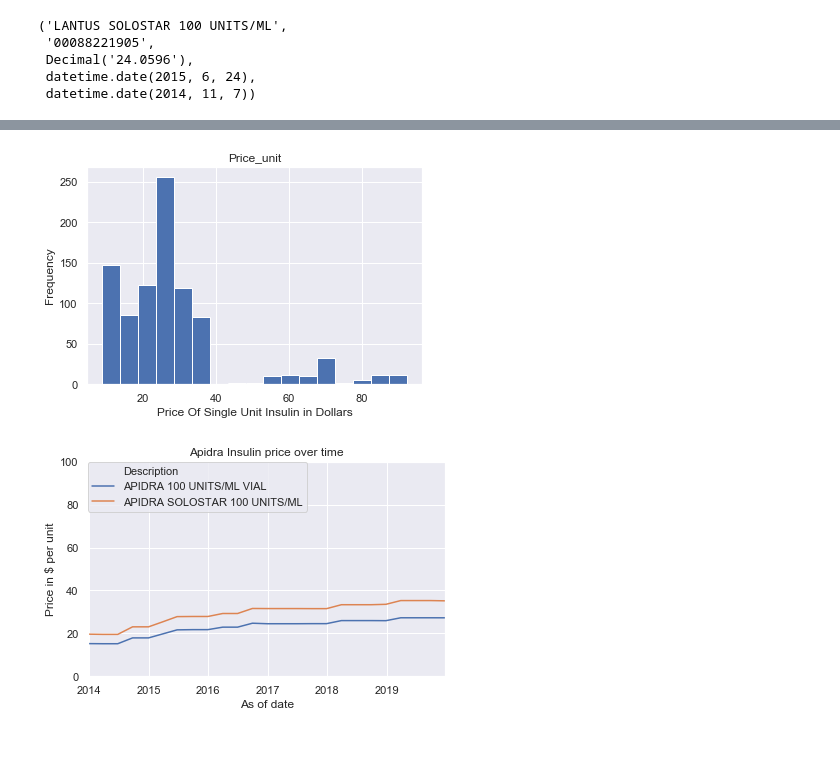
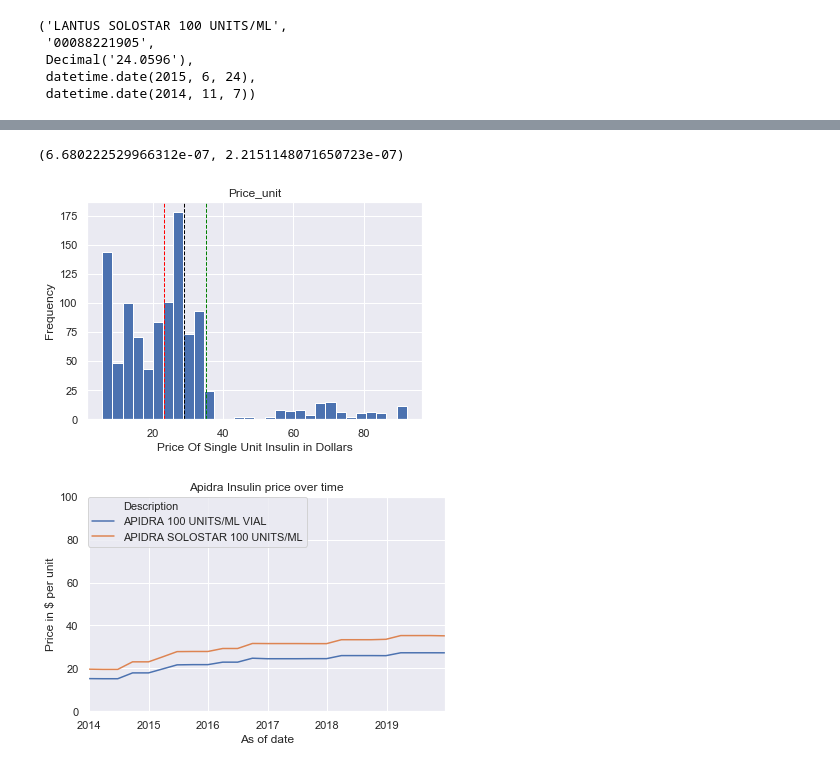
Before and after one commit to clayton-summitt/Insulin_pricing_trends, a Jupyter notebook: psql_NADAC.ipynb, the cells around one changed output, grey strips where cells are left out. Saved outputs shown, nothing was run; the diff lists cells and outputs as text; code cells hidden in the pictures.

```diff
--- a/psql_NADAC.ipynb
+++ b/psql_NADAC.ipynb
@@ -100,19 +101,35 @@ df['Description'] = df['Description'].apply(str)
 # %%
 searchforNPH = ['NOVOLI', 'HUMUL']
 nph = df[df['Description'].str.contains('|'.join(searchforNPH))]
-fast_new = ['NOVOLOG','HUMALOG', 'APIDRA']
+fast_new = ['NOVOLOG','HUMALOG', 'APIDRA', "FIAS"]
 analogue = df[df['Description'].str.contains('|'.join(fast_new))]
 
+#make df of long acting
+long_acting = ["LANTU","TOUJ", "BASAG", "LEVEM", "TRESI"]
+long = df[df['Description'].str.contains('|'.join(long_acting))]
 t, p = scipy.stats.ttest_ind(nph['Price_unit'], analogue['Price_unit']
-                             , equal_var=False)
+                             , equal_var=True)
 t,p
+
+t2,p2 = scipy.stats.ttest_ind(analogue['Price_unit'], long['Price_unit'],
+                              equal_var = True)
+
+p,p2
+# %% [output]
+(6.680222529966312e-07, 2.2151148071650723e-07)
+# %%
+nphmean = nph.mean()
+ana_mean = analogue.mean()
+long_mean = long.mean()
 # %%
 
-ax = df.hist(bins = 17)
+ax = df.hist(bins = 30)
 #ax.set_title("Histogram of Prices surveyed between 2014-2020")
 plt.ylabel("Frequency")
 plt.xlabel("Price Of Single Unit Insulin in Dollars")
-plt.axvline(x.mean(), color='k', linestyle='dashed', linewidth=1)
+plt.axvline(x =nphmean[0], color='red', linestyle='dashed', linewidth=1)
+plt.axvline(x =ana_mean[0], color='black', linestyle='dashed', linewidth=1)
+plt.axvline(x =long_mean[0], color='green', linestyle='dashed', linewidth=1)
 plt.savefig("histogram.png",bbox_inches='tight')
 # %% [output]
-[figure, old version]
+[figure, new version]
```
Also changed, not shown: parts of 4 cells of this notebook, 8 other files.
